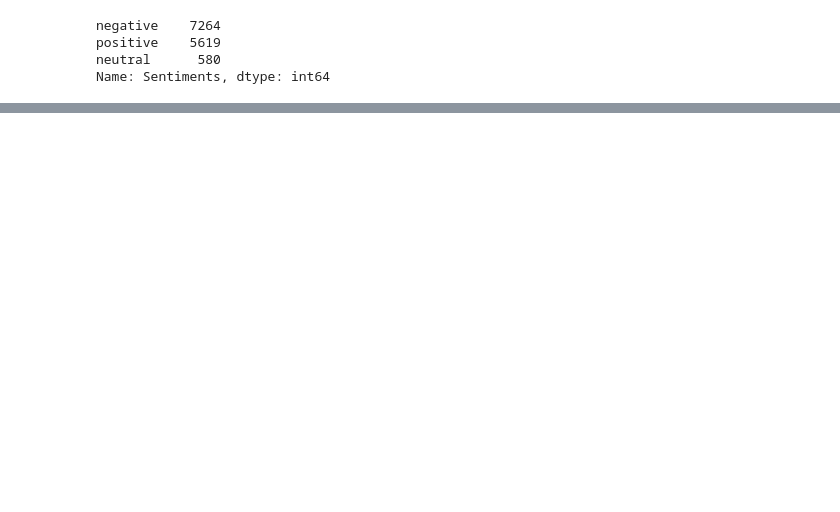
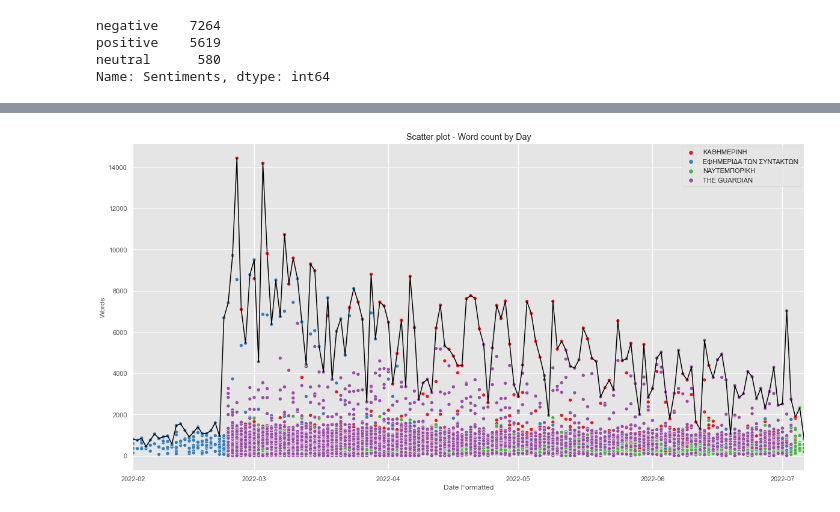
Before and after one commit to inhaltone/132DOW, a Jupyter notebook: notebooks/dataAnalysisVisualization.ipynb, the cells around one changed output, grey strips where cells are left out. Saved outputs shown, nothing was run; the diff lists cells and outputs as text; code cells hidden in the pictures; blank space fills up the shorter version.

Commit message:
finish: plots and analysis + scatter text on doc files

```diff
--- a/notebooks/dataAnalysisVisualization.ipynb
+++ b/notebooks/dataAnalysisVisualization.ipynb
@@ -15,0 +30,21 @@ war_df.head()
+# %%
+import prototypes.datamodel as model
+from pandas.api.types import CategoricalDtype
+
+publisher_enum = CategoricalDtype(
+    categories=[model.Publishers.KATHIMERINI.value,
+                model.Publishers.EFSYN.value,
+                model.Publishers.NAFTEMPORIKI.value,
+                model.Publishers.THE_GUARDIAN.value],
+    ordered=True)
+
+lang_enum = CategoricalDtype(
+    categories=[model.Lang.GREEK.value,
+                model.Lang.ENGLISH.value],
+    ordered=True)
+
+sentiments_enum = CategoricalDtype(
+    categories=[model.Sentiments.NEGATIVE.value,
+                model.Sentiments.POSITIVE.value,
+                model.Sentiments.NEUTRAL.value],
+    ordered=True)
@@ -100,3 +127,0 @@ ImportError: cannot import name 'Sentiments' from 'prototypes.datamodel' (/Users
-# %%
-war_df = (war_df
-          .Publisher.astype(publisher_enum))
@@ -120,0 +132,21 @@ war_df.dtypes
+# %%
+import datetime
+from matplotlib import pyplot as plt
+import seaborn as sns
+
+fig = plt.figure(figsize=(20, 10))
+ax = sns.scatterplot(x='Date Formatted',
+                     y='Words',
+                     hue='Publisher',
+                     legend='full',
+                     data=war_df,
+                     palette=sns.color_palette("Set1", n_colors=4))
+max_transistors_per_year = war_df.groupby('Date Formatted')['Words'].max()
+sns.lineplot(data=max_transistors_per_year,
+             ax=ax.axes,
+             color='black')
+ax.set_xlim(datetime.date(2022, 2, 1), war_df['Date Formatted'].max())
+ax.set(title= 'Scatter plot - Word count by Day')
+plt.show()
+# %% [output]
+[figure, added]
```
Also changed, not shown: parts of 52 cells of this notebook, 27 other files.
